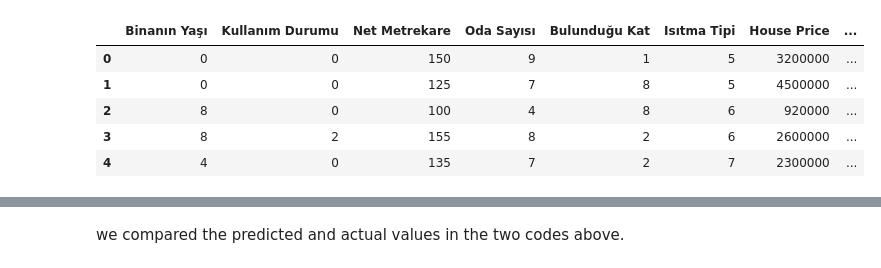
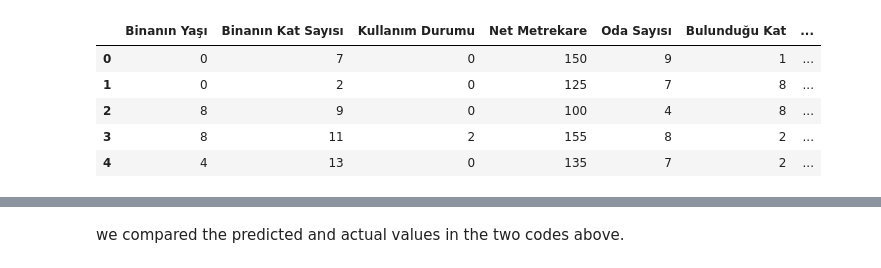
Before and after one commit to yasinsametkaraca/house-price-prediction-app, a Jupyter notebook: machine_learning.ipynb, the cells around one changed output, grey strips where cells are left out. Cells and saved outputs as stored; diff of their text form; code cells hidden in the pictures.

```diff
--- a/machine_learning.ipynb
+++ b/machine_learning.ipynb
@@ -6,17 +6,16 @@ from sklearn.model_selection import train_test_split, GridSearchCV, cross_val_sc
 # %%
 df = pd.read_csv('processed_3_kayseri_houses_data.csv')
 df = df.drop(['Şehir'], axis=1)
 df = df.drop(['Türü'], axis=1)
-df = df.drop(['Binanın Kat Sayısı'], axis=1)
 
 df.head()
 # %% [output]
-|  | Binanın Yaşı | Kullanım Durumu | Net Metrekare | Oda Sayısı | Bulunduğu Kat | Isıtma Tipi | House Price | ... |
-| 0 | 0 | 0 | 150 | 9 | 1 | 5 | 3200000 | ... |
-| 1 | 0 | 0 | 125 | 7 | 8 | 5 | 4500000 | ... |
-| 2 | 8 | 0 | 100 | 4 | 8 | 6 | 920000 | ... |
-| 3 | 8 | 2 | 155 | 8 | 2 | 6 | 2600000 | ... |
-| 4 | 4 | 0 | 135 | 7 | 2 | 7 | 2300000 | ... |
+|  | Binanın Yaşı | Binanın Kat Sayısı | Kullanım Durumu | Net Metrekare | Oda Sayısı | Bulunduğu Kat | ... |
+| 0 | 0 | 7 | 0 | 150 | 9 | 1 | ... |
+| 1 | 0 | 2 | 0 | 125 | 7 | 8 | ... |
+| 2 | 8 | 9 | 0 | 100 | 4 | 8 | ... |
+| 3 | 8 | 11 | 2 | 155 | 8 | 2 | ... |
+| 4 | 4 | 13 | 0 | 135 | 7 | 2 | ... |
 # %%
 X = df.drop(['House Price'], axis=1)
 y = df['House Price']
```
Also changed, not shown: parts of 13 cells of this notebook, 3 other files.
